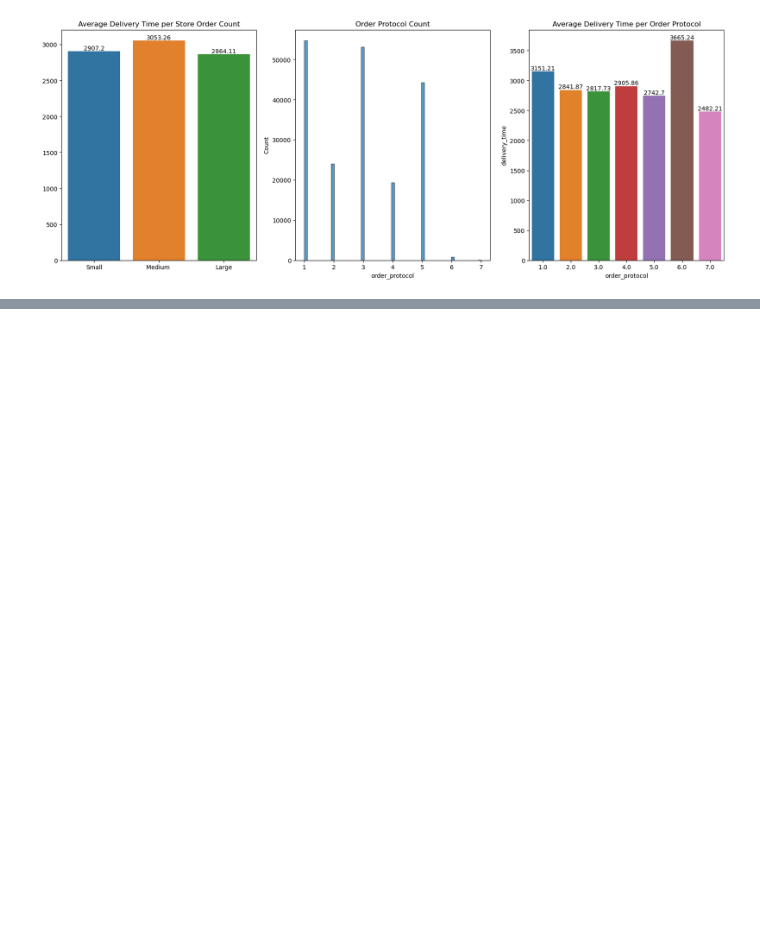
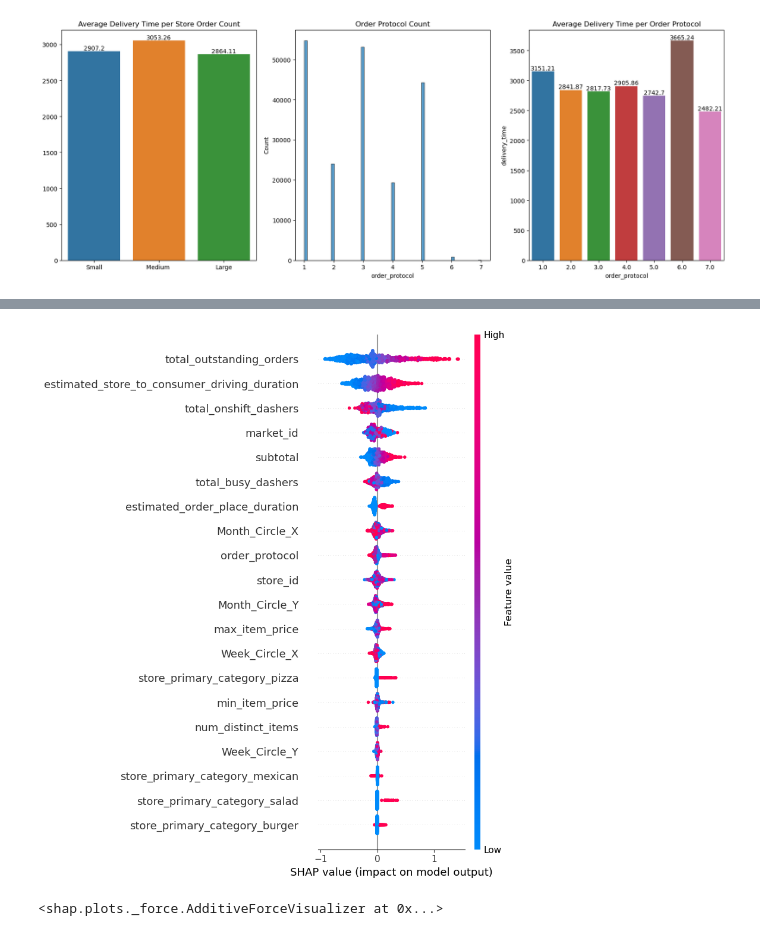
Before and after one commit to Behnam-Asadi/Doordash-DeliveryForcast, a Jupyter notebook: delivery_prediction.ipynb, the cells around one changed output, grey strips where cells are left out. Drawn from its saved outputs; the diff is of its cells as text; code cells hidden in the pictures; blank space fills up the shorter version.

```diff
--- a/delivery_prediction.ipynb
+++ b/delivery_prediction.ipynb
@@ -370,4 +374,11 @@ memory usage: 29.4+ MB
 # %%
+# Handling high cardinality in 'store_primary_category'
+# Grouping categories with less than a threshold occurrence into 'Other'
+threshold = 50
+value_counts = dash['store_primary_category'].value_counts()
+to_replace = value_counts[value_counts <= threshold].index
+dash['store_primary_category'].replace(to_replace, 'Other', inplace=True)
+
 # Using One-Hot Encoding for 'store_primary_category'
 encoder = OneHotEncoder(sparse=False)
 store_category_encoded = encoder.fit_transform(dash[['store_primary_category']])
@@ -398,7 +409,6 @@ X = dash.drop(['delivery_time', 'created_at', 'actual_delivery_time'], axis=1)
 X_train, X_test, y_train, y_test = train_test_split(X, y, test_size=0.2, random_state=0)
 
 
-# Checking the transformed dataset
 X_train.head(), X_train.shape, X_test.shape
 # %% [output]
 (        market_id  store_id  order_protocol  total_items  subtotal  \
@@ -449,0 +639,32 @@ mse, r2
+# %%
+import shap
+import matplotlib.pyplot as plt
+
+shap.initjs()
+
+# Initialize a SHAP TreeExplainer with the best model
+explainer = shap.TreeExplainer(best_model)
+
+# Define the sample size
+sample_size = 1000  # Adjust this based on your dataset size and available computing resources
+
+# Randomly sample your test data
+sample_indices = np.random.choice(X_test.index, sample_size, replace=False)
+X_test_sample = X_test.loc[sample_indices]
+
+# Calculate SHAP values for the sample
+shap_values_sample = explainer.shap_values(X_test_sample)
+
+try:
+    shap.summary_plot(shap_values_sample, X_test_sample, feature_names=X_test_sample.columns)
+except Exception as e:
+    print("Interactive SHAP plot failed. Error: ", e)
+    # Optionally, save the plot as an image
+    shap.summary_plot(shap_values_sample, X_test_sample, feature_names=X_test_sample.columns, show=False)
+    plt.savefig('shap_summary_plot.png')
+
+
+# For individual prediction explanation, you can use shap.force_plot
+# Example for the first prediction
+shap.force_plot(explainer.expected_value, shap_values_sample[0,:], X_test_sample.iloc[0,:])
+# %% [output]
@@ -449,0 +672,2 @@ mse, r2
+[figure, added]
+<shap.plots._force.AdditiveForceVisualizer at 0x...>
```
Also changed, not shown: parts of 15 cells of this notebook, 1 other file.
